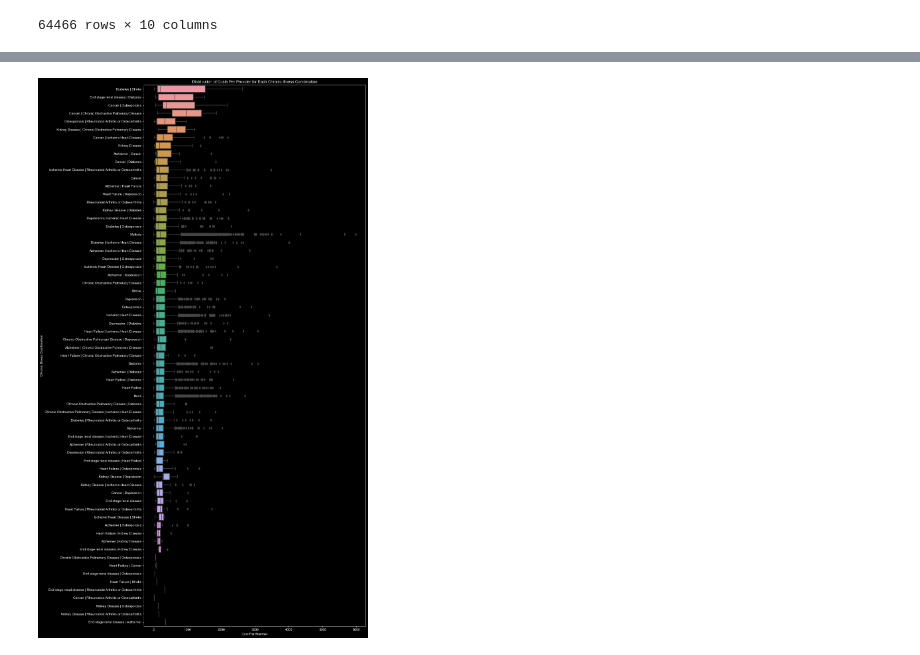
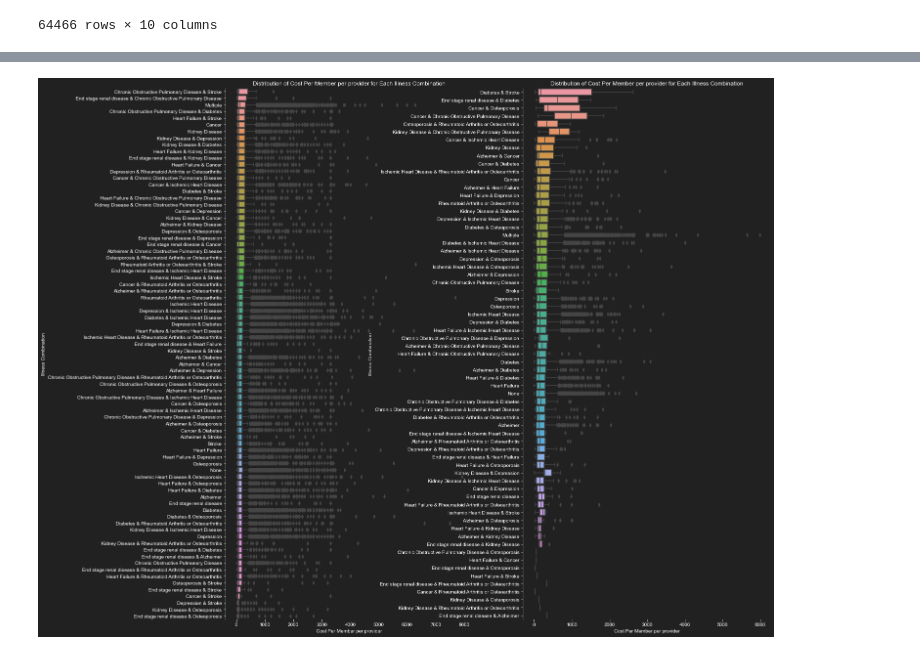
Before and after one commit to pattern-recogniser/python-helper, a Jupyter notebook: Outpatient claims analysis.ipynb, the cells around one changed output, grey strips where cells are left out. Saved outputs shown, nothing was run; the diff lists cells and outputs as text; code cells hidden in the pictures.

```diff
--- a/Outpatient claims analysis.ipynb
+++ b/Outpatient claims analysis.ipynb
@@ -496,11 +526,10 @@ grouped_stats_df.sort_values(by=['AT_PHYSN_NPI','diff'], ascending=False)
 # %%
 
 # Filter out cases where there is only 1 member
-provider_condition_grouped_df = provider_condition_grouped_df[provider_condition_grouped_df['beneficiary_count'] > 1]
+# provider_condition_grouped_df = provider_condition_grouped_df[provider_condition_grouped_df['beneficiary_count'] > 1]
 
 # Calculate cost per member and add it to the DataFrame
 provider_condition_grouped_df['cost_per_member'] = (
-
     provider_condition_grouped_df['total_cost'] /
     provider_condition_grouped_df['beneficiary_count'])
 
@@ -522,24 +551,67 @@ provider_condition_grouped_df
 # %%
+def get_2combination_illness(df):
+    df = df[
+        df['combined_condition'].str.contains('\&')
+        ]
+    return df
+
+def generate_boxplot(df,
+                     categorical_variable,
+                     categorical_variable_label,
+                     metric,
+                     metric_label,
+                     ax=None):
+
+    # Calculate the IQR for each group
+    iqr_values = (df.groupby(categorical_variable)[metric].quantile(0.75)
+                  - df.groupby(categorical_variable)[metric].quantile(0.25)
+    )
+
+    # Sort the groups by decreasing IQR
+    sorted_conditions = iqr_values.sort_values(ascending=False).index
+
+    if(not ax):
+        fig, ax = plt.subplots(figsize=(12, 30), facecolor=SLIDE_BACKGROUND_COLOR)
+    sns.boxplot(x=metric,
+                y=categorical_variable,
+                data=df,
+                order=sorted_conditions,
+                ax=ax)
+
+    # Customize the plot
+    ax.set_title(f'Distribution of {metric_label} for Each {categorical_variable_label}')
+    ax.set_xlabel(metric_label)
+    ax.set_ylabel(categorical_variable_label)
+
+    ax.spines['top'].set_visible(False)
+    ax.spines['right'].set_visible(False)
+    ax.spines['bottom'].set_visible(False)
+    ax.set_facecolor(SLIDE_BACKGROUND_COLOR)
 
 
-# Assuming you have a DataFrame provider_condition_grouped_df
 
-# Calculate the IQR for each group
-iqr_values = provider_condition_grouped_df.groupby('combined_condition')['cost_per_member'].quantile(0.75) - provider_condition_grouped_df.groupby('combined_condition')['cost_per_member'].quantile(0.25)
-
-# Sort the groups by decreasing IQR
-sorted_conditions = iqr_values.sort_values(ascending=False).index
-
-# Create a horizontal boxplot using seaborn with the sorted order
-fig, ax = plt.subplots(figsize=(12, 30))
-sns.boxplot(x='cost_per_member', y='combined_condition', data=provider_condition_grouped_df, order=sorted_conditions)
-
-# Customize the plot
-ax.set_title('Distribution of Costs Per Provider for Each Chronic Illness Combination')
-ax.set_xlabel('Cost Per Member')
-ax.set_ylabel('Chronic Illness Combination')
+fig, axs = plt.subplots(
+    nrows=1,
+    ncols=2,
+    figsize=(20, 20),
+    facecolor=SLIDE_BACKGROUND_COLOR
+)
+generate_boxplot(provider_condition_grouped_df,
+                 'combined_condition',
+                 'Illness Combination',
+                 'cost_per_member_per_provider',
+                 'Cost Per Member per provider', axs[0])
+provider_condition_grouped_df_filtered = provider_condition_grouped_df[
+    provider_condition_grouped_df['beneficiary_count'] > 1
+    ].copy()
+generate_boxplot(provider_condition_grouped_df_filtered,
+                 'combined_condition',
+                 'Illness Combination',
+                 'cost_per_member_per_provider',
+                 'Cost Per Member per provider',
+                 axs[1])
 
 # Show the plot
 plt.show()
 # %% [output]
-[figure, old version]
+[figure, new version]
```
Also changed, not shown: parts of 41 cells of this notebook, 1 other file.
